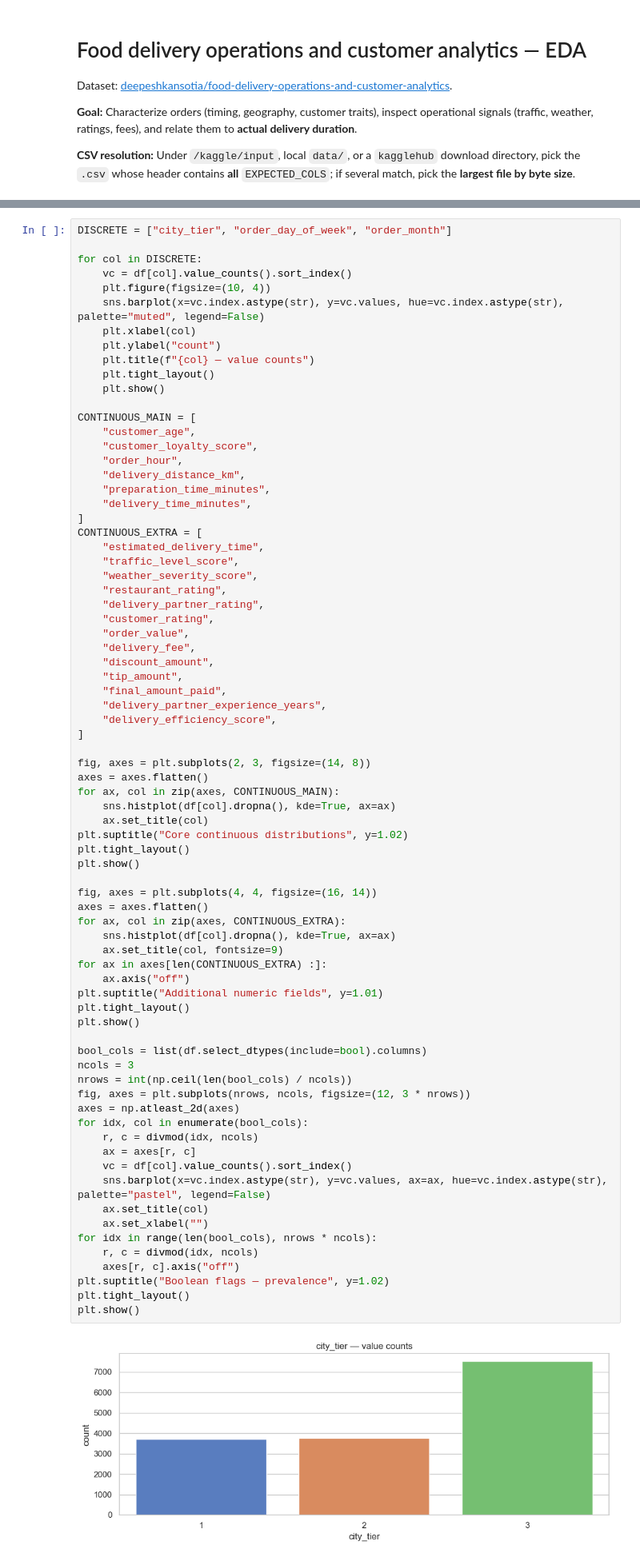
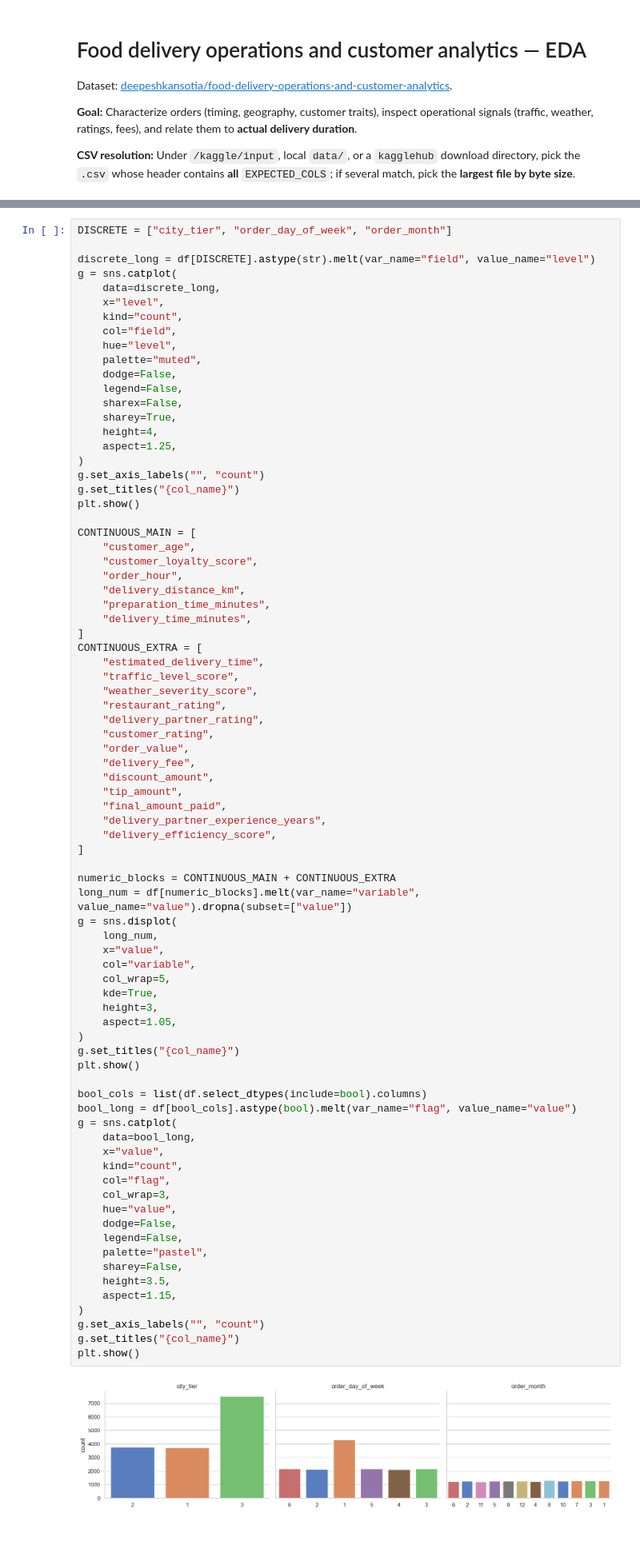
Before and after one commit to nicapotato/KaggleNotebooks, a Jupyter notebook: eda/food-delivery-operations-and-customer-analytics-eda.ipynb, the cells around one changed output, grey strips where cells are left out. Shown at 80% size. Drawn from its saved outputs; the diff is of its cells as text; blank space fills up the shorter version.

```diff
--- a/eda/food-delivery-operations-and-customer-analytics-eda.ipynb
+++ b/eda/food-delivery-operations-and-customer-analytics-eda.ipynb
@@ -167,77 +169,81 @@ dtype: object
 # %%
 DISCRETE = ["city_tier", "order_day_of_week", "order_month"]
 
-for col in DISCRETE:
-    vc = df[col].value_counts().sort_index()
-    plt.figure(figsize=(10, 4))
-    sns.barplot(x=vc.index.astype(str), y=vc.values, hue=vc.index.astype(str), palette="muted", legend=False)
-    plt.xlabel(col)
-    plt.ylabel("count")
-    plt.title(f"{col} — value counts")
-    plt.tight_layout()
-    plt.show()
+discrete_long = df[DISCRETE].astype(str).melt(var_name="field", value_name="level")
+g = sns.catplot(
+    data=discrete_long,
+    x="level",
+    kind="count",
+    col="field",
+    hue="level",
+    palette="muted",
+    dodge=False,
+    legend=False,
+    sharex=False,
+    sharey=True,
+    height=4,
+    aspect=1.25,
+)
+g.set_axis_labels("", "count")
+g.set_titles("{col_name}")
+plt.show()
 
 CONTINUOUS_MAIN = [
     "customer_age",
     "customer_loyalty_score",
     "order_hour",
     "delivery_distance_km",
     "preparation_time_minutes",
     "delivery_time_minutes",
 ]
 CONTINUOUS_EXTRA = [
     "estimated_delivery_time",
     "traffic_level_score",
     "weather_severity_score",
     "restaurant_rating",
     "delivery_partner_rating",
     "customer_rating",
     "order_value",
     "delivery_fee",
     "discount_amount",
     "tip_amount",
     "final_amount_paid",
     "delivery_partner_experience_years",
     "delivery_efficiency_score",
 ]
 
-fig, axes = plt.subplots(2, 3, figsize=(14, 8))
-axes = axes.flatten()
-for ax, col in zip(axes, CONTINUOUS_MAIN):
-    sns.histplot(df[col].dropna(), kde=True, ax=ax)
-    ax.set_title(col)
-plt.suptitle("Core continuous distributions", y=1.02)
-plt.tight_layout()
-plt.show()
-
-fig, axes = plt.subplots(4, 4, figsize=(16, 14))
-axes = axes.flatten()
-for ax, col in zip(axes, CONTINUOUS_EXTRA):
-    sns.histplot(df[col].dropna(), kde=True, ax=ax)
-    ax.set_title(col, fontsize=9)
-for ax in axes[len(CONTINUOUS_EXTRA) :]:
-    ax.axis("off")
-plt.suptitle("Additional numeric fields", y=1.01)
-plt.tight_layout()
+numeric_blocks = CONTINUOUS_MAIN + CONTINUOUS_EXTRA
+long_num = df[numeric_blocks].melt(var_name="variable", value_name="value").dropna(subset=["value"])
+g = sns.displot(
+    long_num,
+    x="value",
+    col="variable",
+    col_wrap=5,
+    kde=True,
+    height=3,
+    aspect=1.05,
+)
+g.set_titles("{col_name}")
 plt.show()
 
 bool_cols = list(df.select_dtypes(include=bool).columns)
-ncols = 3
-nrows = int(np.ceil(len(bool_cols) / ncols))
-fig, axes = plt.subplots(nrows, ncols, figsize=(12, 3 * nrows))
-axes = np.atleast_2d(axes)
-for idx, col in enumerate(bool_cols):
-    r, c = divmod(idx, ncols)
-    ax = axes[r, c]
-    vc = df[col].value_counts().sort_index()
-    sns.barplot(x=vc.index.astype(str), y=vc.values, ax=ax, hue=vc.index.astype(str), palette="pastel", legend=False)
-    ax.set_title(col)
-    ax.set_xlabel("")
-for idx in range(len(bool_cols), nrows * ncols):
-    r, c = divmod(idx, ncols)
-    axes[r, c].axis("off")
-plt.suptitle("Boolean flags — prevalence", y=1.02)
-plt.tight_layout()
+bool_long = df[bool_cols].astype(bool).melt(var_name="flag", value_name="value")
+g = sns.catplot(
+    data=bool_long,
+    x="value",
+    kind="count",
+    col="flag",
+    col_wrap=3,
+    hue="value",
+    dodge=False,
+    legend=False,
+    palette="pastel",
+    sharey=False,
+    height=3.5,
+    aspect=1.15,
+)
+g.set_axis_labels("", "count")
+g.set_titles("{col_name}")
 plt.show()
 # %% [output]
-[figure, old version]
+[figure, new version]
```
Also changed, not shown: parts of 6 cells of this notebook, 4 other files.
